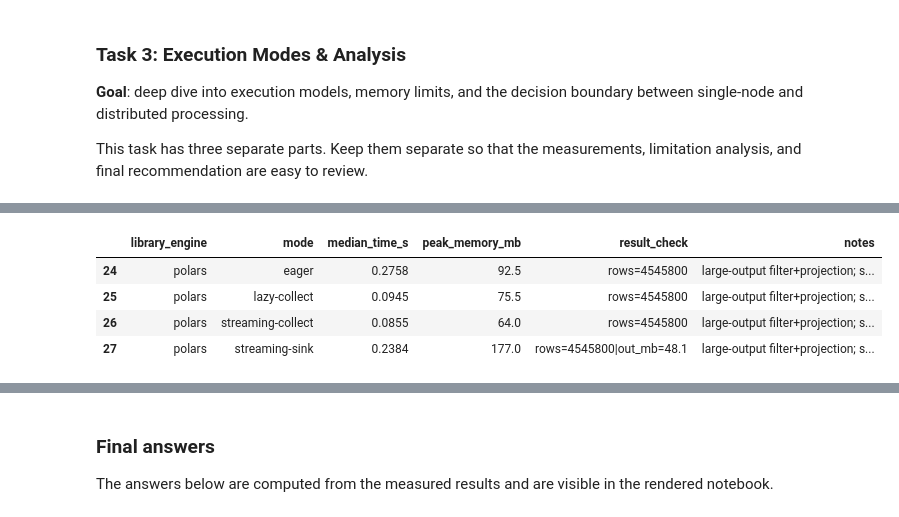
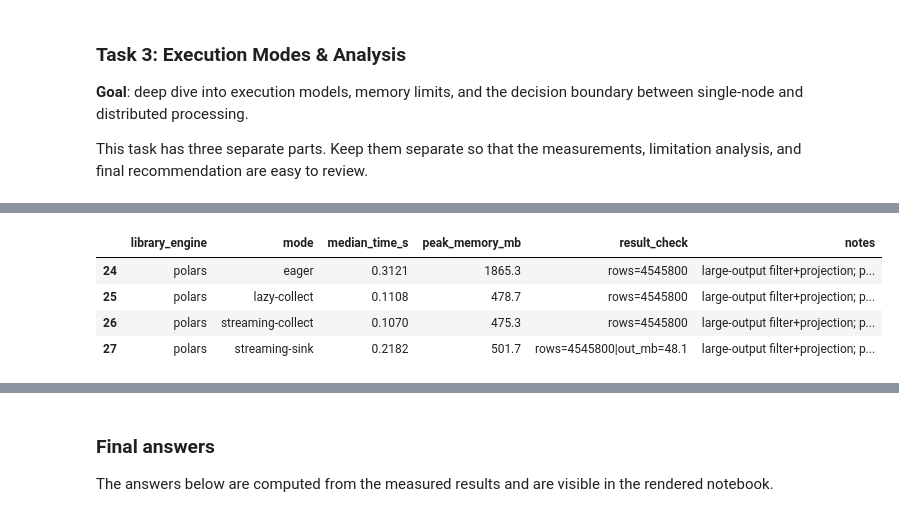
Before and after one commit to k-miel/tbd-workshop-1, a Jupyter notebook: notebooks/tbd_phase_2_26L.ipynb, the cells around one changed output, grey strips where cells are left out. Drawn from its saved outputs; the diff is of its cells as text; code cells hidden in the pictures.

```diff
--- a/notebooks/tbd_phase_2_26L.ipynb
+++ b/notebooks/tbd_phase_2_26L.ipynb
@@ -1306,16 +1335,14 @@ Use Polars to compare execution time and peak memory for the same logical operat
 # %%
-# Task 3.1 — Polars eager vs lazy vs streaming-collect vs streaming-sink.
-# We deliberately pick a LARGE-OUTPUT query (filter + projection of 6 columns, ~40% of rows kept)
-# so the difference between materializing the result in RAM and streaming it to disk is visible.
-#   eager            : read_parquet -> filter/select        (whole input loaded, result in RAM)
-#   lazy             : scan_parquet -> ... -> collect()       (pushdown, result in RAM)
-#   streaming-collect: ...           -> collect(engine="streaming")  (streamed, result still in RAM)
-#   streaming-sink   : ...           -> sink_parquet(...)     (streamed straight to disk, not in RAM)
-#
-# Limitation: all modes run in ONE notebook kernel, so allocator reuse / caches make peak-RSS only
-# indicative. gc.collect() runs before every measured call (see benchmark_query). For a rigorous
-# memory comparison each mode should run in a fresh process; we note this rather than claim exactness.
+# Task 3.1 — Polars eager vs lazy vs streaming-collect vs streaming-sink, on a LARGE-OUTPUT query
+# (filter + projection keeping ~45% of rows). Memory is measured per mode in an ISOLATED subprocess
+# (psutil peak_wset minus the post-import baseline), because peak RSS in a shared kernel is unreliable
+# (allocator reuse, caches, sink write buffers). Runtime stays the in-kernel median (see benchmark_query).
+import subprocess
+import sys
+
 STREAM_OUT_PATH = OUTPUT_DIR / "stream_out.parquet"
+_EVENTS_ABS = str(Path(EVENTS_PATH).resolve())
+_STREAM_ABS = str(STREAM_OUT_PATH.resolve())
 
 
 def _t31_pipeline(read):
@@ -1326,28 +1353,66 @@ def _t31_pipeline(read):
     )
 
 
+# Canonical output row count (logical-equivalence signature shared by every mode).
+ROWS_T31 = (
+    _t31_pipeline(pl.scan_parquet).select(pl.len()).collect().item()
+)
+
+
 def t31_eager():
-    df = _t31_pipeline(pl.read_parquet)
-    return f"rows={df.height}"
+    return f"rows={_t31_pipeline(pl.read_parquet).height}"
 
 
 def t31_lazy():
-    df = _t31_pipeline(pl.scan_parquet).collect()
-    return f"rows={df.height}"
+    return f"rows={_t31_pipeline(pl.scan_parquet).collect().height}"
 
 
 def t31_streaming():
-    df = _t31_pipeline(pl.scan_parquet).collect(engine="streaming")
-    return f"rows={df.height}"
+    return f"rows={_t31_pipeline(pl.scan_parquet).collect(engine='streaming').height}"
 
 
 def t31_sink():
+    # Stream straight to disk. No post-sink re-scan here: re-reading the output would add
+    # allocations and distort both runtime and the memory measurement of the sink itself.
     _t31_pipeline(pl.scan_parquet).sink_parquet(STREAM_OUT_PATH)
-    n = pl.scan_parquet(STREAM_OUT_PATH).select(pl.len()).collect().item()
-    return f"rows={n}|out_mb={round(file_size_mb(STREAM_OUT_PATH), 1)}"
+    return f"rows={ROWS_T31}|out_mb={round(file_size_mb(STREAM_OUT_PATH), 1)}"
+
+
+# --- Isolated-subprocess peak memory (peak_wset minus post-import baseline) ---
+_SUBPROC_SRC = (
+    "import sys, json, polars as pl, psutil\n"
+    "mode, ev, out = sys.argv[1], sys.argv[2], sys.argv[3]\n"
+    "proc = psutil.Process()\n"
+    "base = proc.memory_info().rss\n"
+    "def pipe(read):\n"
+    "    return (read(ev)\n"
+    "        .filter((pl.col('order_status') == 'completed') & (pl.col('order_value') > 50))\n"
+    "        .select(['order_id','customer_id','product_id','order_date','order_value','quantity']))\n"
+    "if mode == 'eager':\n"
+    "    _ = pipe(pl.read_parquet).height\n"
+    "elif mode == 'lazy-collect':\n"
+    "    _ = pipe(pl.scan_parquet).collect().height\n"
+    "elif mode == 'streaming-collect':\n"
+    "    _ = pipe(pl.scan_parquet).collect(engine='streaming').height\n"
+    "else:\n"
+    "    pipe(pl.scan_parquet).sink_parquet(out)\n"
+    "peak = proc.memory_info().peak_wset\n"
+    "print(json.dumps({'peak_mb': round((peak - base) / 2**20, 1)}))\n"
+)
+
+
+def _t31_peak_mb(mode):
+    r = subprocess.run(
+        [sys.executable, "-c", _SUBPROC_SRC, mode, _EVENTS_ABS, _STREAM_ABS],
+        capture_output=True, text=True,
+    )
+    if r.returncode != 0:
+        raise RuntimeError(f"peak-memory subprocess failed for {mode}:\n{r.stderr[-800:]}")
+    return json.loads(r.stdout.strip().splitlines()[-1])["peak_mb"]
 
 
 print("Task 3.1 Polars execution-mode benchmarks (large-output query):")
+print("(peak memory measured in an isolated subprocess via peak_wset - import baseline)\n")
 for mode, fn in [
     ("eager", t31_eager),
     ("lazy-collect", t31_lazy),
@@ -1358,7 +1423,9 @@ for mode, fn in [
         "polars", mode, "T3.1", fn,
         input_size_mb=ev_size_mb,
         layout="exec-mode",
-        notes="large-output filter+projection; single-kernel peak-RSS is indicative",
+        measure_memory=False,
+        peak_memory_mb_override=_t31_peak_mb(mode),
+        notes="large-output filter+projection; peak measured in isolated subprocess (peak_wset)",
     )
 
 t31_view = results_df().query("query_name == 'T3.1'")[
@@ -1375,10 +1444,10 @@ Task 3.1 Polars execution-mode benchmarks (large-output query):
 
 Execution-mode summary:
 |  | library_engine | mode | median_time_s | peak_memory_mb | result_check | notes |
-| 24 | polars | eager | 0.2758 | 92.5 | rows=4545800 | large-output filter+projection; s... |
-| 25 | polars | lazy-collect | 0.0945 | 75.5 | rows=4545800 | large-output filter+projection; s... |
-| 26 | polars | streaming-collect | 0.0855 | 64.0 | rows=4545800 | large-output filter+projection; s... |
-| 27 | polars | streaming-sink | 0.2384 | 177.0 | rows=4545800|out_mb=48.1 | large-output filter+projection; s... |
+| 24 | polars | eager | 0.3121 | 1865.3 | rows=4545800 | large-output filter+projection; p... |
+| 25 | polars | lazy-collect | 0.1108 | 478.7 | rows=4545800 | large-output filter+projection; p... |
+| 26 | polars | streaming-collect | 0.1070 | 475.3 | rows=4545800 | large-output filter+projection; p... |
+| 27 | polars | streaming-sink | 0.2182 | 501.7 | rows=4545800|out_mb=48.1 | large-output filter+projection; p... |
 # %% [markdown]
 #### 3.2 Polars limitations
 
```
Also changed, not shown: parts of 33 cells of this notebook.
